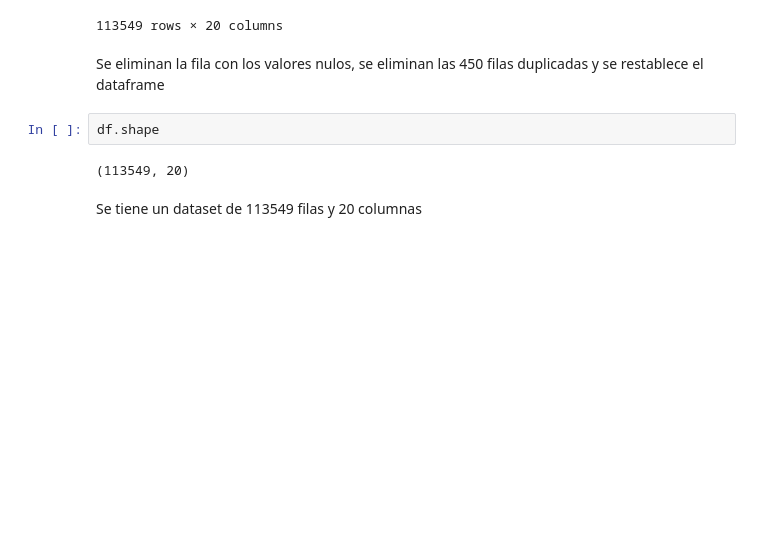
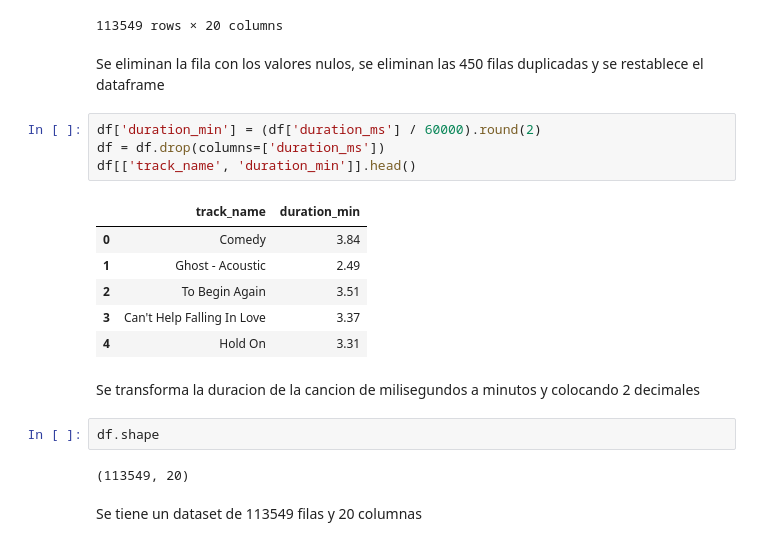
Before and after one commit to veronicasuarezvidal-eng/Proyectofinal_aprendizaje_automatico_Spotify, a Jupyter notebook: src/explore.ipynb, the cells around one changed output. Saved outputs shown, nothing was run; the diff lists cells and outputs as text; blank space fills up the shorter version.

```diff
--- a/src/explore.ipynb
+++ b/src/explore.ipynb
@@ -190,6 +193,19 @@ df
 113549 rows × 20 columns
 # %% [markdown]
 Se eliminan la fila con los valores nulos, se eliminan las 450 filas duplicadas y se restablece el dataframe
+# %%
+df['duration_min'] = (df['duration_ms'] / 60000).round(2)
+df = df.drop(columns=['duration_ms'])
+df[['track_name', 'duration_min']].head()
+# %% [output]
+|  | track_name | duration_min |
+| 0 | Comedy | 3.84 |
+| 1 | Ghost - Acoustic | 2.49 |
+| 2 | To Begin Again | 3.51 |
+| 3 | Can't Help Falling In Love | 3.37 |
+| 4 | Hold On | 3.31 |
+# %% [markdown]
+Se transforma la duracion de la cancion de  milisegundos a minutos y colocando 2 decimales
 # %%
 df.shape
 # %% [output]
```
Also changed, not shown: parts of 6 cells of this notebook.
